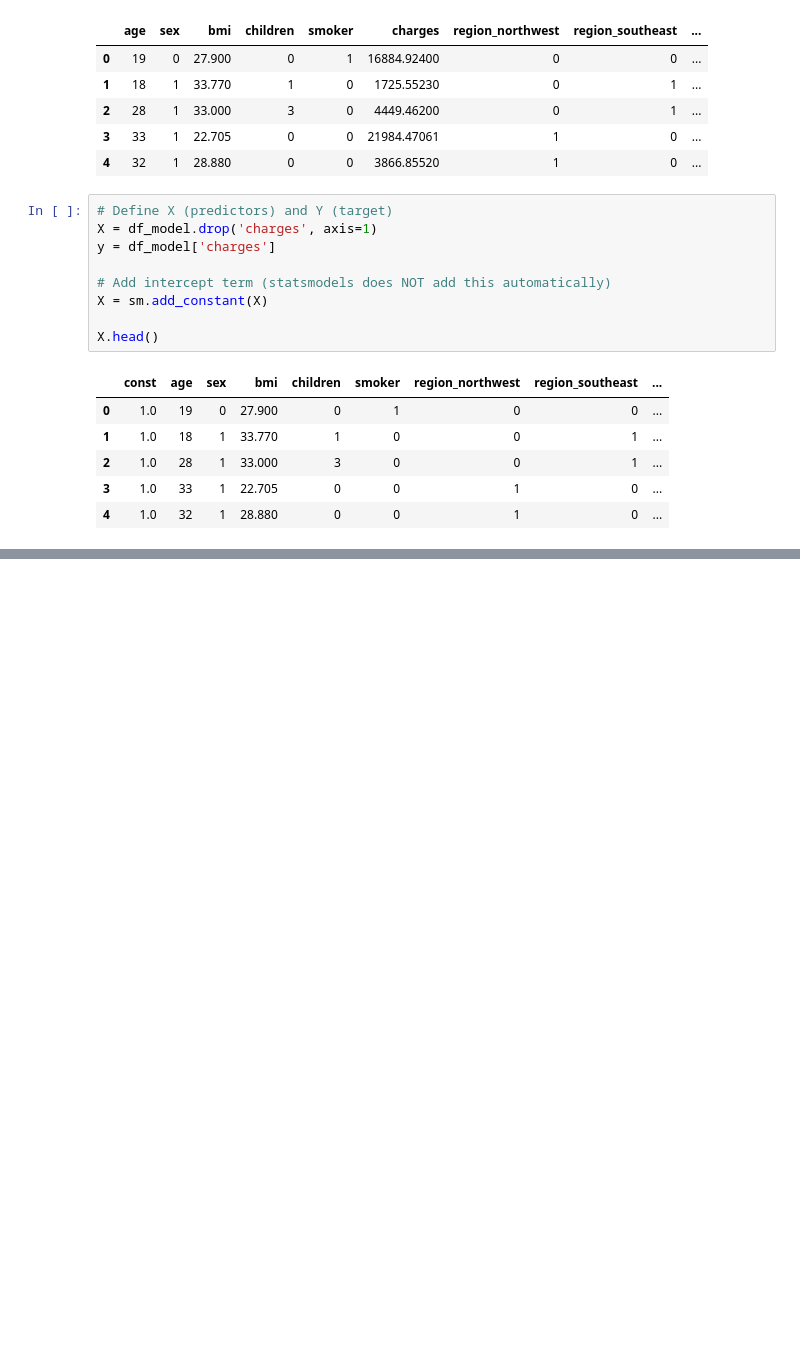
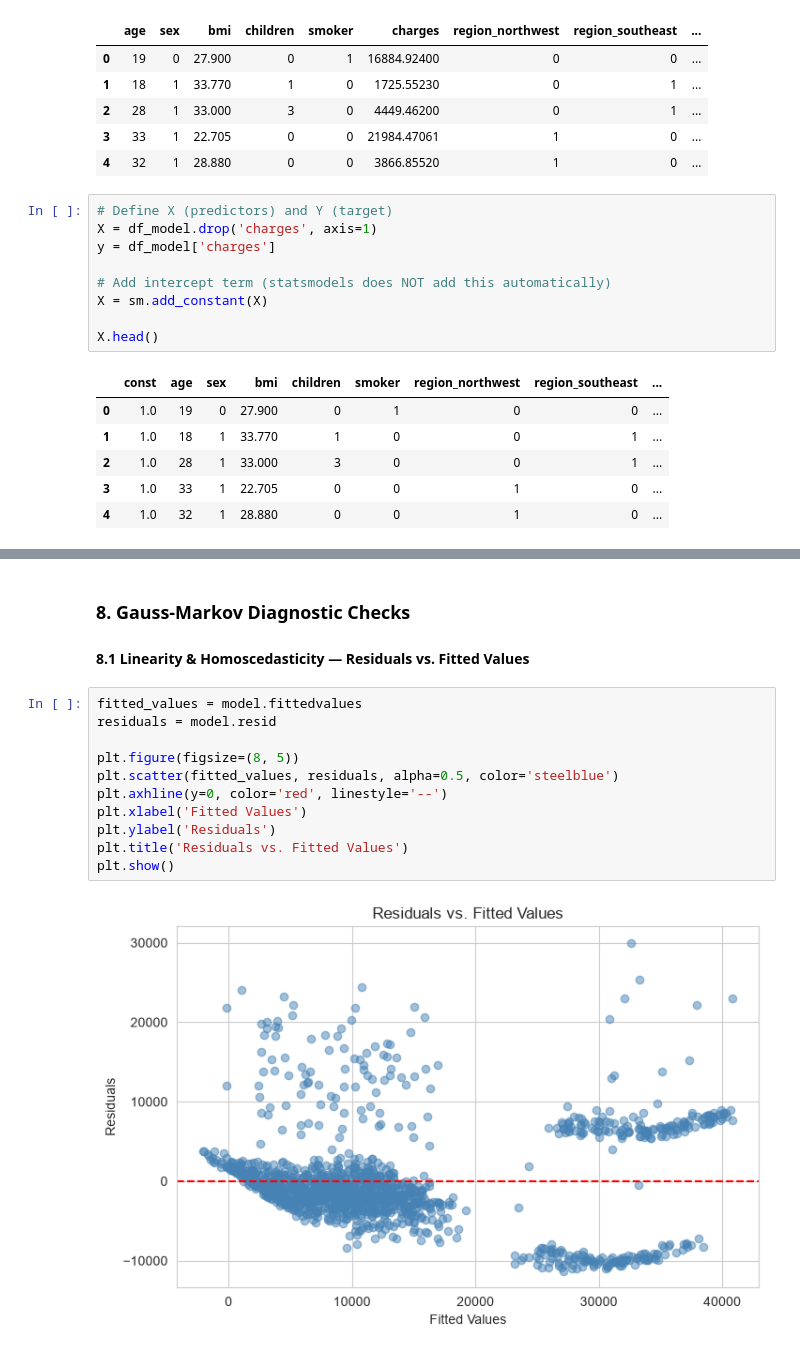
Before and after one commit to NandiniP78/202618008-DS602, a Jupyter notebook: notebooks/insurance.ipynb, the cells around one changed output, grey strips where cells are left out. Cells and saved outputs as stored; diff of their text form; blank space fills up the shorter version.

```diff
--- a/notebooks/insurance.ipynb
+++ b/notebooks/insurance.ipynb
@@ -313,0 +362,16 @@ Notes:
+# %% [markdown]
+### 8. Gauss-Markov Diagnostic Checks
+#### 8.1 Linearity & Homoscedasticity — Residuals vs. Fitted Values
+# %%
+fitted_values = model.fittedvalues
+residuals = model.resid
+
+plt.figure(figsize=(8, 5))
+plt.scatter(fitted_values, residuals, alpha=0.5, color='steelblue')
+plt.axhline(y=0, color='red', linestyle='--')
+plt.xlabel('Fitted Values')
+plt.ylabel('Residuals')
+plt.title('Residuals vs. Fitted Values')
+plt.show()
+# %% [output]
+[figure, added]
```
Also changed, not shown: parts of 11 cells of this notebook, 2 other files.
